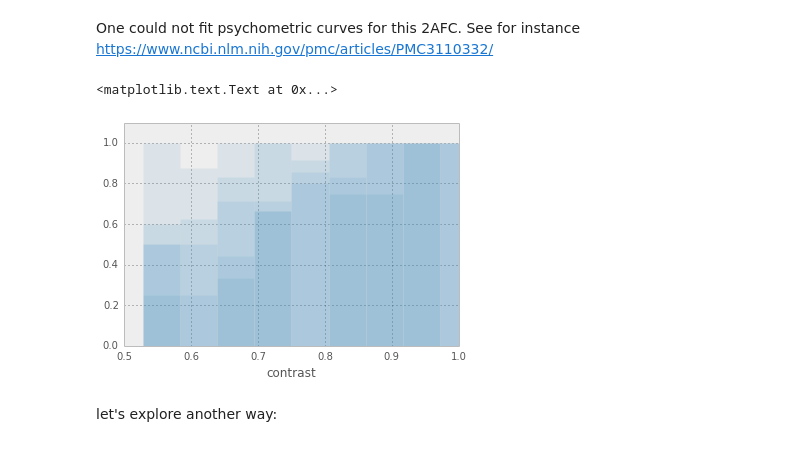
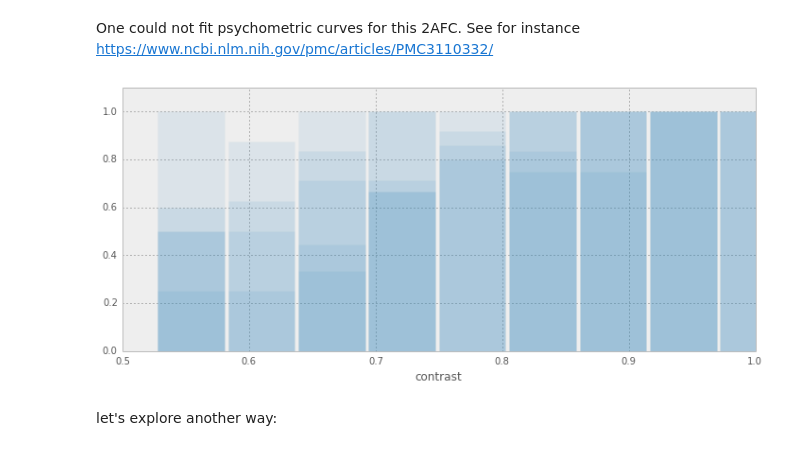
Before and after one commit to NeuralEnsemble/motionclouds_website, a Jupyter notebook: psychopy_competing.ipynb, the cells around one changed output. Cells and saved outputs as stored; diff of their text form; code cells hidden in the pictures.

```diff
--- a/psychopy_competing.ipynb
+++ b/psychopy_competing.ipynb
@@ -83,17 +83,16 @@ One could not fit psychometric curves for this 2AFC. See for instance https://ww
 # %%
 n_hist = 10
 C_bins = np.linspace(0.5, 1., n_hist)
-fig = plt.figure()
+fig = plt.figure(figsize=(12,5))
 ax = fig.add_subplot(111)
 for data_ in data:
     hist_correct, bins = np.histogram(data_[0, data_[1, : ]==1], bins=C_bins, normed=False)
     hist_total, bins = np.histogram(data_[0, : ], bins=C_bins, normed=False)
-    plt.bar(bins[:-1] + (bins[1]-bins[0])/2, (1.*hist_correct)/(1.*hist_total), width=(bins[1]-bins[0]), alpha=.1)
-ax.axis([0.5, 1., 0., 1.1])
-ax.set_xlabel('contrast')
+    plt.bar(bins[:-1] + (bins[1]-bins[0])/2, (1.*hist_correct)/(1.*hist_total), width=.95*(bins[1]-bins[0]), alpha=.1)
+_ = ax.axis([0.5, 1., 0., 1.1])
+_ = ax.set_xlabel('contrast')
 # %% [output]
-<matplotlib.text.Text at 0x...>
-[figure, old version]
+[figure, new version]
 # %% [markdown]
 let's explore another way:
 # %%
```
Also changed, not shown: parts of 14 cells of this notebook.
